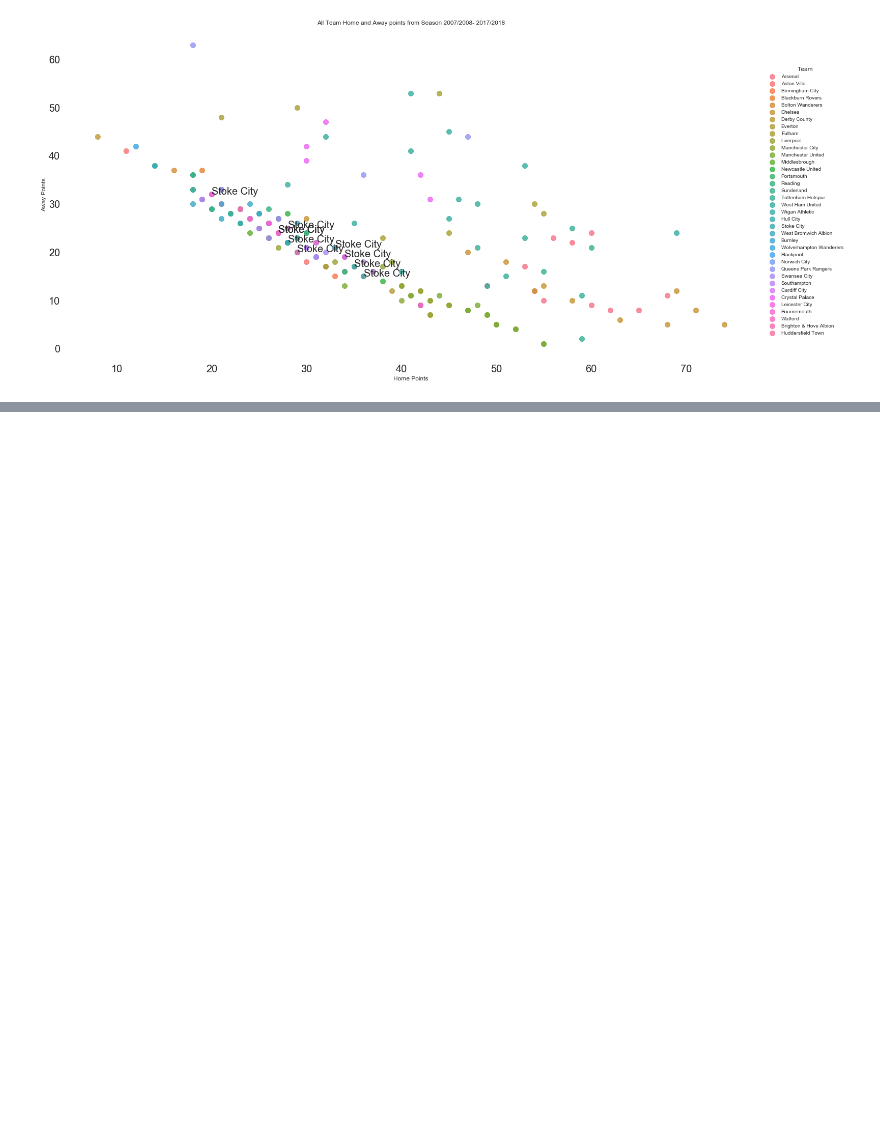
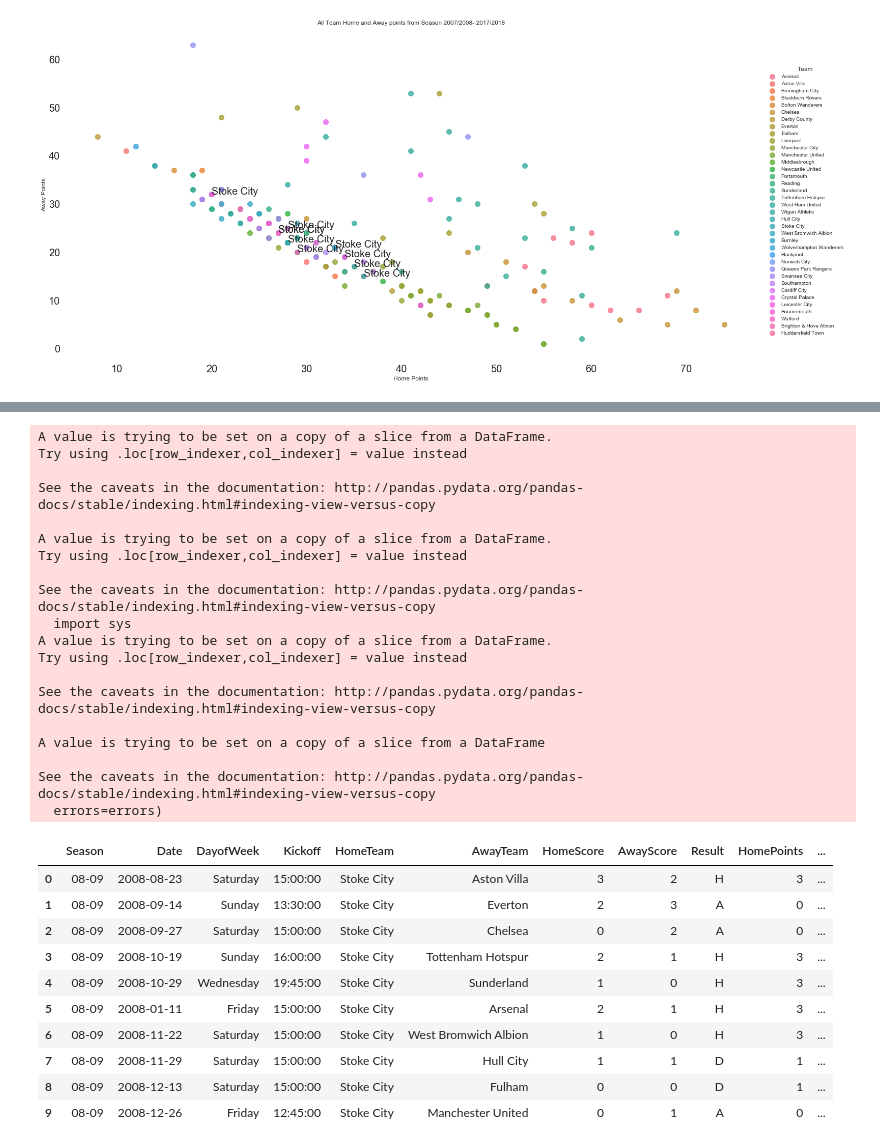
Before and after one commit to myfriendscallmeJ/a4, a Jupyter notebook: Project 4.ipynb, the cells around one changed output, grey strips where cells are left out. Cells and saved outputs as stored; diff of their text form; code cells hidden in the pictures; blank space fills up the shorter version.

```diff
--- a/Project 4.ipynb
+++ b/Project 4.ipynb
@@ -941,0 +967,50 @@ label_point(Club_Pts.HomePoints, Club_Pts.AwayPoints, Club_Pts.Team, plt.gca())
+# %%
+#Stoke City home games stats merged with weather data for each fixture
+Stoke_wthr=weather[weather['City']=='Stoke-on-Trent']
+Club_Fixtures_wthr=PremierLeague[['Season', 'Date','DayofWeek','Kickoff','HomeTeam','AwayTeam','HomeScore','AwayScore', 'Result','HomePoints','AwayPoints',
+                                 'HomeFouls','AwayFouls']]
+HME_Stoke_Fix=Club_Fixtures_wthr[Club_Fixtures_wthr['HomeTeam']=='Stoke City']
+Stoke_wthr['Date_Time']=pd.to_datetime(Stoke_wthr['Date_Time'])
+Stoke_wthr['Date']=pd.to_datetime(Stoke_wthr['Date_Time'].dt.date)
+Stoke_wthr['Time']=Stoke_wthr['Date_Time'].dt.time
+Stoke_wthr.drop(['Date_Time'],axis=1,inplace=True)
+Stoke_wthr.columns.unique()
+Stoke_wthr=Stoke_wthr[['City','Date', 'Time','MintempC', 'MaxtempC', 'TempC', 'WindspeedKmph', 'WeatherDesc',
+       'WinddirDegree', 'Winddir16Point', 'PrecipMM', 'Humidity', 'Visibility',
+       'Pressure', 'Cloudcover', 'HeatIndexC', 'DewPointC', 'WindChillC',
+       'WindGustKmph', 'FeelsLikeC', 'UvIndex']]
+Stoke_wthr['City'] = Stoke_wthr['City'].map({'Stoke-on-Trent': 'Stoke City'})
+HME_Stoke_Fix_wthr = pd.merge(HME_Stoke_Fix,Stoke_wthr, on ='Date',how='inner')
+HME_Stoke_Fix_wthr.drop(['City','Time'],axis=1,inplace=True)
+HME_Stoke_Fix_wthr.head(10)
+# %% [output]
+A value is trying to be set on a copy of a slice from a DataFrame.
+Try using .loc[row_indexer,col_indexer] = value instead
+
+See the caveats in the documentation: http://pandas.pydata.org/pandas-docs/stable/indexing.html#indexing-view-versus-copy
+
+A value is trying to be set on a copy of a slice from a DataFrame.
+Try using .loc[row_indexer,col_indexer] = value instead
+
+See the caveats in the documentation: http://pandas.pydata.org/pandas-docs/stable/indexing.html#indexing-view-versus-copy
+  import sys
+A value is trying to be set on a copy of a slice from a DataFrame.
+Try using .loc[row_indexer,col_indexer] = value instead
+
+See the caveats in the documentation: http://pandas.pydata.org/pandas-docs/stable/indexing.html#indexing-view-versus-copy
+
+A value is trying to be set on a copy of a slice from a DataFrame
+
+See the caveats in the documentation: http://pandas.pydata.org/pandas-docs/stable/indexing.html#indexing-view-versus-copy
+  errors=errors)
+|  | Season | Date | DayofWeek | Kickoff | HomeTeam | AwayTeam | HomeScore | AwayScore | Result | HomePoints | ... |
+| 0 | 08-09 | 2008-08-23 | Saturday | 15:00:00 | Stoke City | Aston Villa | 3 | 2 | H | 3 | ... |
+| 1 | 08-09 | 2008-09-14 | Sunday | 13:30:00 | Stoke City | Everton | 2 | 3 | A | 0 | ... |
+| 2 | 08-09 | 2008-09-27 | Saturday | 15:00:00 | Stoke City | Chelsea | 0 | 2 | A | 0 | ... |
+| 3 | 08-09 | 2008-10-19 | Sunday | 16:00:00 | Stoke City | Tottenham Hotspur | 2 | 1 | H | 3 | ... |
+| 4 | 08-09 | 2008-10-29 | Wednesday | 19:45:00 | Stoke City | Sunderland | 1 | 0 | H | 3 | ... |
+| 5 | 08-09 | 2008-01-11 | Friday | 15:00:00 | Stoke City | Arsenal | 2 | 1 | H | 3 | ... |
+| 6 | 08-09 | 2008-11-22 | Saturday | 15:00:00 | Stoke City | West Bromwich Albion | 1 | 0 | H | 3 | ... |
+| 7 | 08-09 | 2008-11-29 | Saturday | 15:00:00 | Stoke City | Hull City | 1 | 1 | D | 1 | ... |
+| 8 | 08-09 | 2008-12-13 | Saturday | 15:00:00 | Stoke City | Fulham | 0 | 0 | D | 1 | ... |
+| 9 | 08-09 | 2008-12-26 | Friday | 12:45:00 | Stoke City | Manchester United | 0 | 1 | A | 0 | ... |
```
Also changed, not shown: parts of 6 cells of this notebook.
